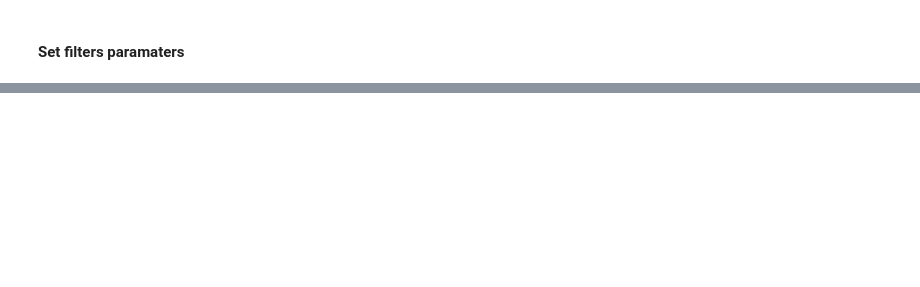
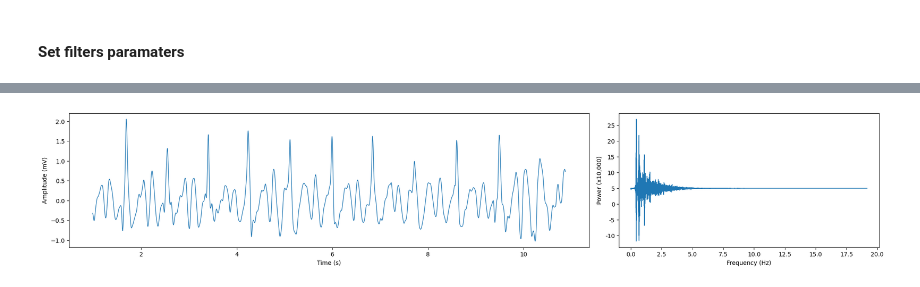
Before and after one commit to me-pic/physprep, a Jupyter notebook: preproc/ecg_pipeline.ipynb, the cells around one changed output, grey strips where cells are left out. Cells and saved outputs as stored; diff of their text form; code cells hidden in the pictures; blank space fills up the shorter version.

```diff
--- a/preproc/ecg_pipeline.ipynb
+++ b/preproc/ecg_pipeline.ipynb
@@ -316,0 +273,4 @@ plt.plot(ecg_hp_comb)
+# %%
+plot_fft_ecg(ecg_hp_comb, ecg_hp_comb_fft, freq_hp_comb, time, sampling_rate=10000)
+# %% [output]
+[figure, added]
```
Also changed, not shown: parts of 29 cells of this notebook.
